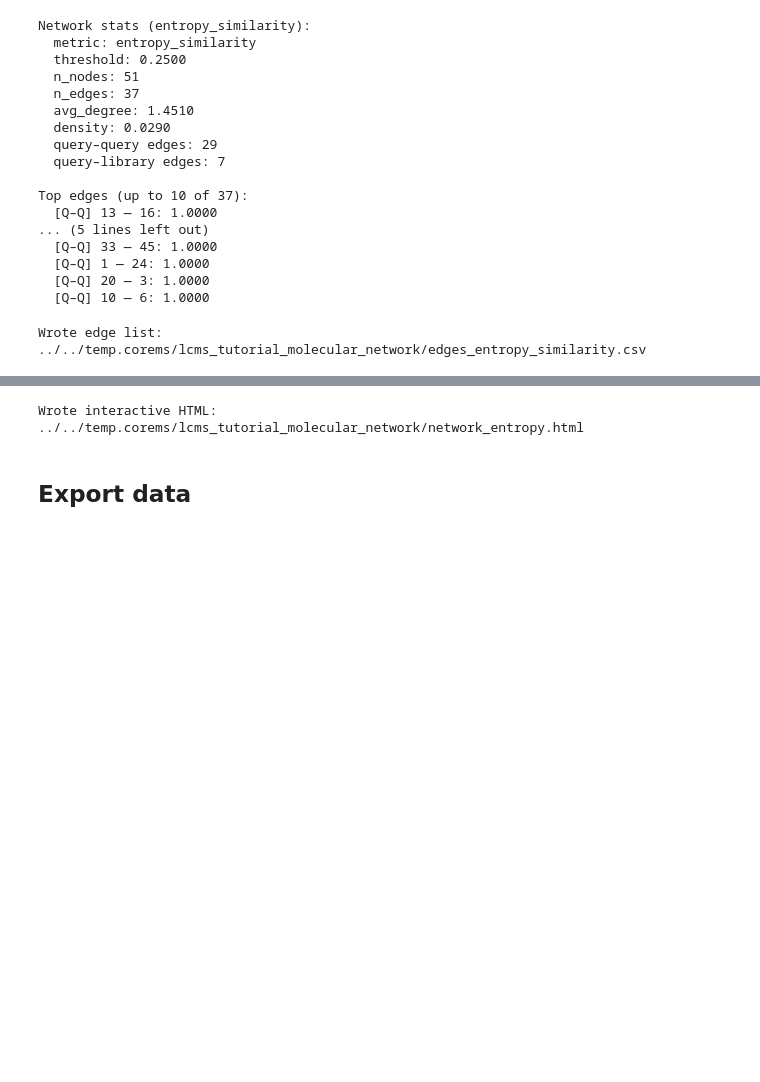
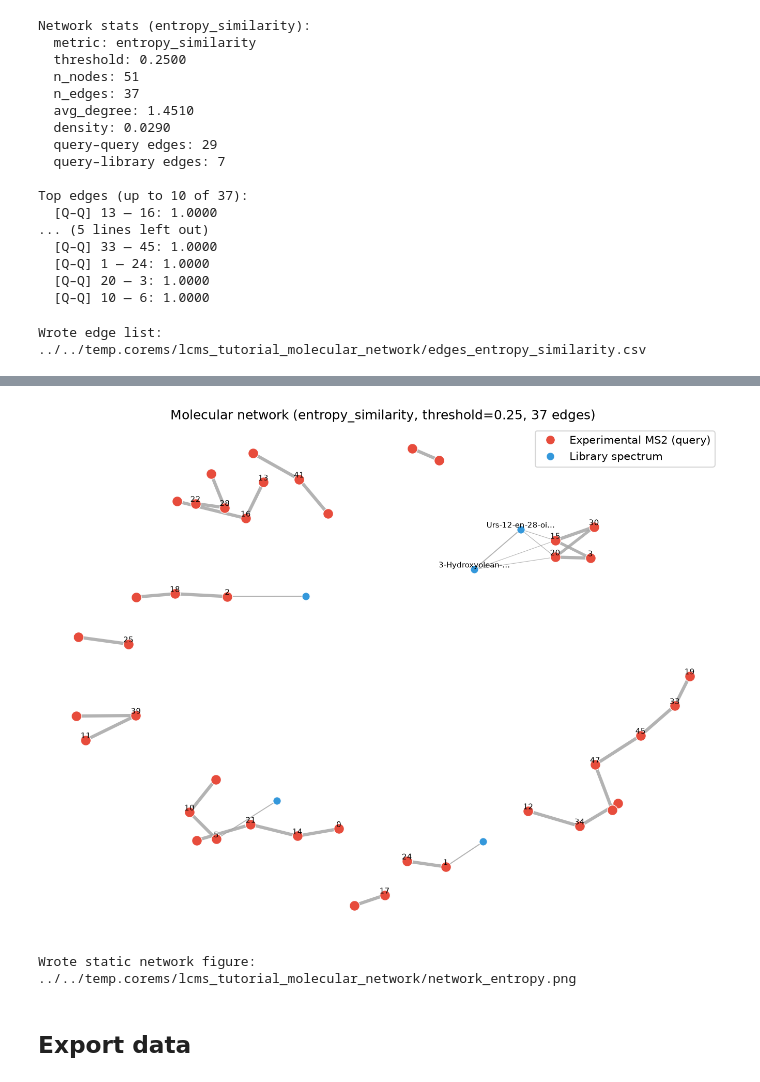
Before and after one commit to EMSL-Computing/CoreMS, a Jupyter notebook: examples/notebooks/LCMS_Tutorial.ipynb, the cells around one changed output, grey strips where cells are left out. Saved outputs shown, nothing was run; the diff lists cells and outputs as text; code cells hidden in the pictures; blank space fills up the shorter version.

```diff
--- a/examples/notebooks/LCMS_Tutorial.ipynb
+++ b/examples/notebooks/LCMS_Tutorial.ipynb
@@ -715,7 +719,7 @@ Top edges (up to 10 of 37):
   [Q–Q] 20 — 3: 1.0000
   [Q–Q] 10 — 6: 1.0000
 # %%
-# Export edge list and embed interactive network (ipysigma via CoreMS API)
+# Export edge list and draw a static network snapshot (GitLab/GitHub-friendly)
 network_out = Path("../../temp.corems") / "lcms_tutorial_molecular_network"
 network_out.mkdir(parents=True, exist_ok=True)
 
@@ -723,15 +727,17 @@ edge_csv = network_out / "edges_entropy_similarity.csv"
 mn.save_edge_list(str(edge_csv), metric="entropy_similarity")
 print(f"Wrote edge list: {edge_csv}")
 
-html_path = mn.plot_network(
+png_path = network_out / "network_entropy.png"
+mn.plot_network(
     metric="entropy_similarity",
-    out_path=str(network_out / "network_entropy.html"),
+    path=str(png_path),
     max_edges=300,
     library_label_field=("compound_name", "name", "spectra_id"),
     bypass_clustering=True,
-    sigma_options={"fullscreen": False, "height": 600},
-    display_in_notebook=True,
+    show_labels=True,
+    label_max_nodes=30,
 )
-print(f"Wrote interactive HTML: {html_path}")
+print(f"Wrote static network figure: {png_path}")
+# Interactive HTML (local only): mn.plot_interactive_network(..., out_path=..., bypass_clustering=True)
 # %% [output]
 Wrote edge list: ../../temp.corems/lcms_tutorial_molecular_network/edges_entropy_similarity.csv
@@ -739,4 +744,5 @@ Wrote edge list: ../../temp.corems/lcms_tutorial_molecular_network/edges_entropy
+[figure, added]
-Wrote interactive HTML: ../../temp.corems/lcms_tutorial_molecular_network/network_entropy.html
+Wrote static network figure: ../../temp.corems/lcms_tutorial_molecular_network/network_entropy.png
 # %% [markdown]
 ## Export data
 # %%
```
Also changed, not shown: parts of 2 cells of this notebook, 7 other files.
